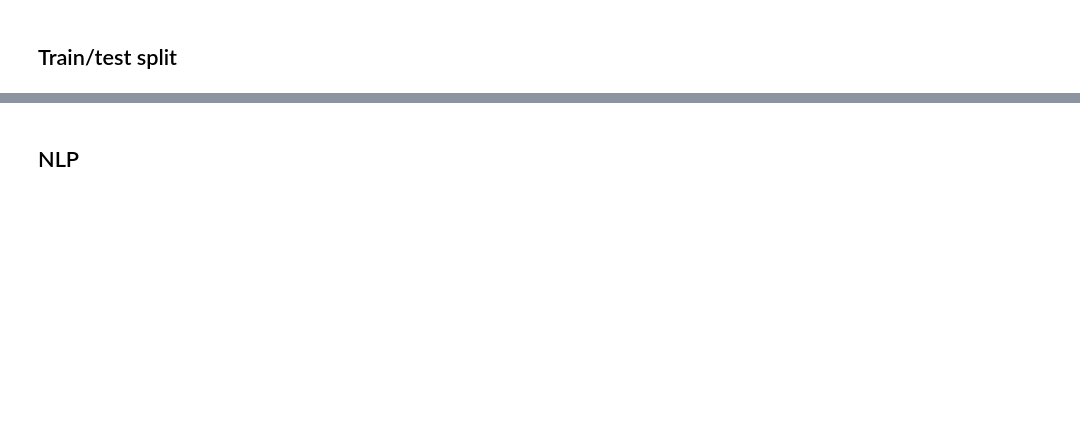
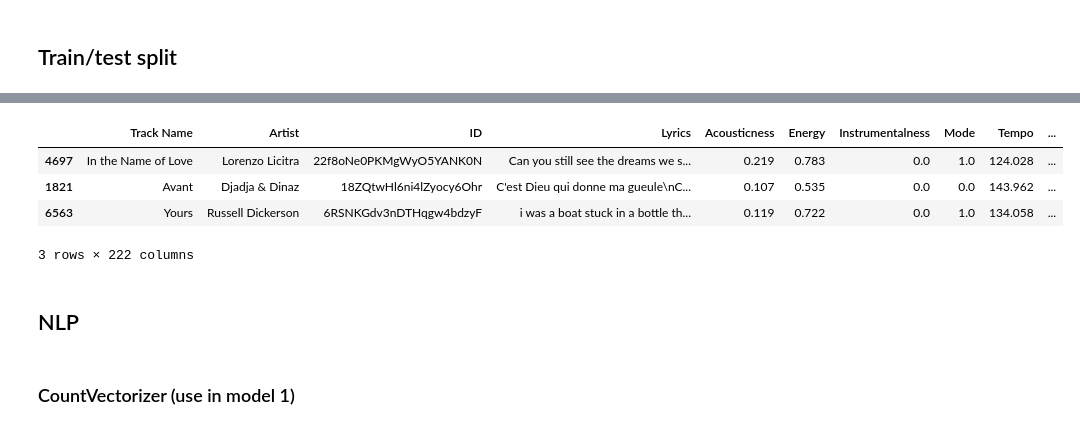
Before and after one commit to yhpf/Capstone-General_Assembly, a Jupyter notebook: 12_best_model.ipynb, the cells around one changed output, grey strips where cells are left out. Saved outputs shown, nothing was run; the diff lists cells and outputs as text; code cells hidden in the pictures; blank space fills up the shorter version.

Commit message:
started modeling

```diff
--- a/12_best_model.ipynb
+++ b/12_best_model.ipynb
@@ -194,2 +251,14 @@ big_df_song['Lyrics'] = gb_clean['Lyrics'].astype(str)
+# %%
+big_df_dep   = big_df_song['Valence']
+big_df_indep = big_df_song
+indep_train, indep_test, dep_train, dep_test = train_test_split(big_df_indep, big_df_dep, random_state=24)
+# %%
+indep_train.head(3)
+# %% [output]
+|  | Track Name | Artist | ID | Lyrics | Acousticness | Energy | Instrumentalness | Mode | Tempo | ... |
+| 4697 | In the Name of Love | Lorenzo Licitra | 22f8oNe0PKMgWyO5YANK0N | Can you still see the dreams we s... | 0.219 | 0.783 | 0.0 | 1.0 | 124.028 | ... |
+| 1821 | Avant | Djadja & Dinaz | 18ZQtwHl6ni4lZyocy6Ohr | C'est Dieu qui donne ma gueule\nC... | 0.107 | 0.535 | 0.0 | 0.0 | 143.962 | ... |
+| 6563 | Yours | Russell Dickerson | 6RSNKGdv3nDTHqgw4bdzyF | i was a boat stuck in a bottle th... | 0.119 | 0.722 | 0.0 | 1.0 | 134.058 | ... |
+3 rows × 222 columns
 # %% [markdown]
 ## NLP
@@ -195,0 +271,2 @@ big_df_song['Lyrics'] = gb_clean['Lyrics'].astype(str)
+# %% [markdown]
+### CountVectorizer (use in model 1)
```
Also changed, not shown: parts of 80 cells of this notebook.
